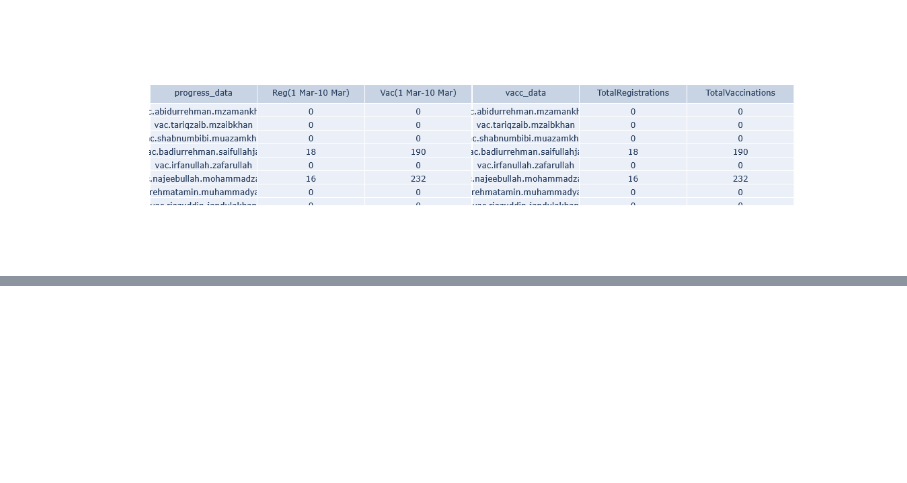
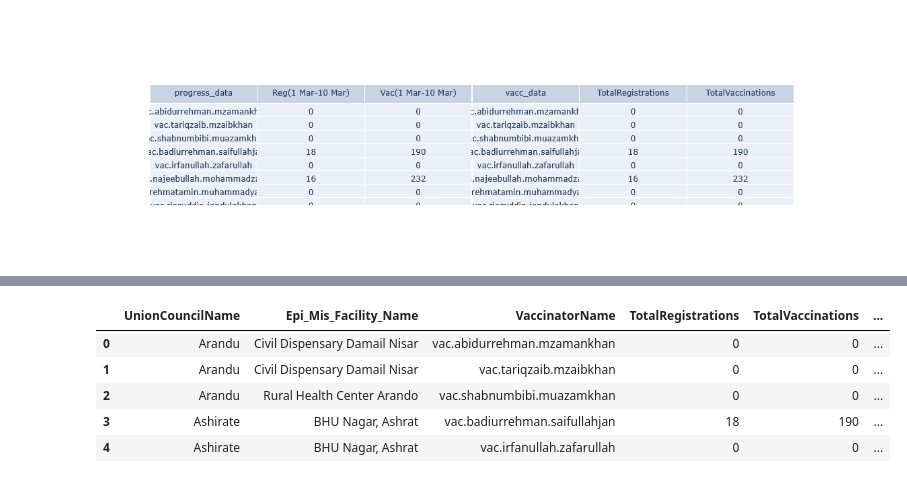
Before and after one commit to arfan64shah/Data_Science, a Jupyter notebook: Vaccination_Data/Vaccination_EDA.ipynb, the cells around one changed output, grey strips where cells are left out. Saved outputs shown, nothing was run; the diff lists cells and outputs as text; code cells hidden in the pictures; blank space fills up the shorter version.

```diff
--- a/Vaccination_Data/Vaccination_EDA.ipynb
+++ b/Vaccination_Data/Vaccination_EDA.ipynb
@@ -59,0 +111,3 @@ table.show()
+# %%
+# copy dataset
+dataset = data1.copy()
@@ -59,0 +123,12 @@ table.show()
+# %%
+# rename columns
+dataset[['Reg(1 Mar-10 Mar)', 'Vac(1 Mar-10 Mar)']] = dataset[['TotalRegistrations', 'TotalVaccinations']]
+
+dataset.head()
+# %% [output]
+|  | UnionCouncilName | Epi_Mis_Facility_Name | VaccinatorName | TotalRegistrations | TotalVaccinations | ... |
+| 0 | Arandu | Civil Dispensary Damail Nisar | vac.abidurrehman.mzamankhan | 0 | 0 | ... |
+| 1 | Arandu | Civil Dispensary Damail Nisar | vac.tariqzaib.mzaibkhan | 0 | 0 | ... |
+| 2 | Arandu | Rural Health Center Arando | vac.shabnumbibi.muazamkhan | 0 | 0 | ... |
+| 3 | Ashirate | BHU Nagar, Ashrat | vac.badiurrehman.saifullahjan | 18 | 190 | ... |
+| 4 | Ashirate | BHU Nagar, Ashrat | vac.irfanullah.zafarullah | 0 | 0 | ... |
```
Also changed, not shown: parts of 17 cells of this notebook, 7 other files.
